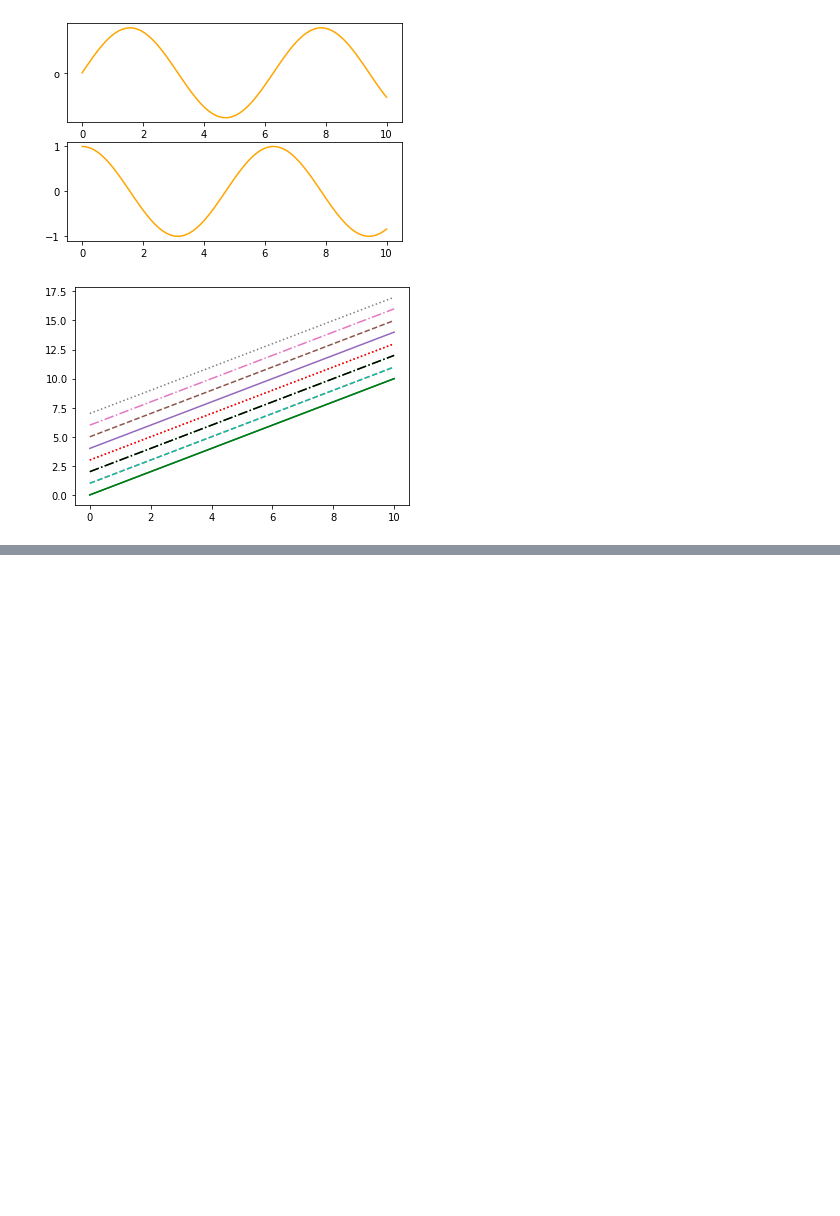
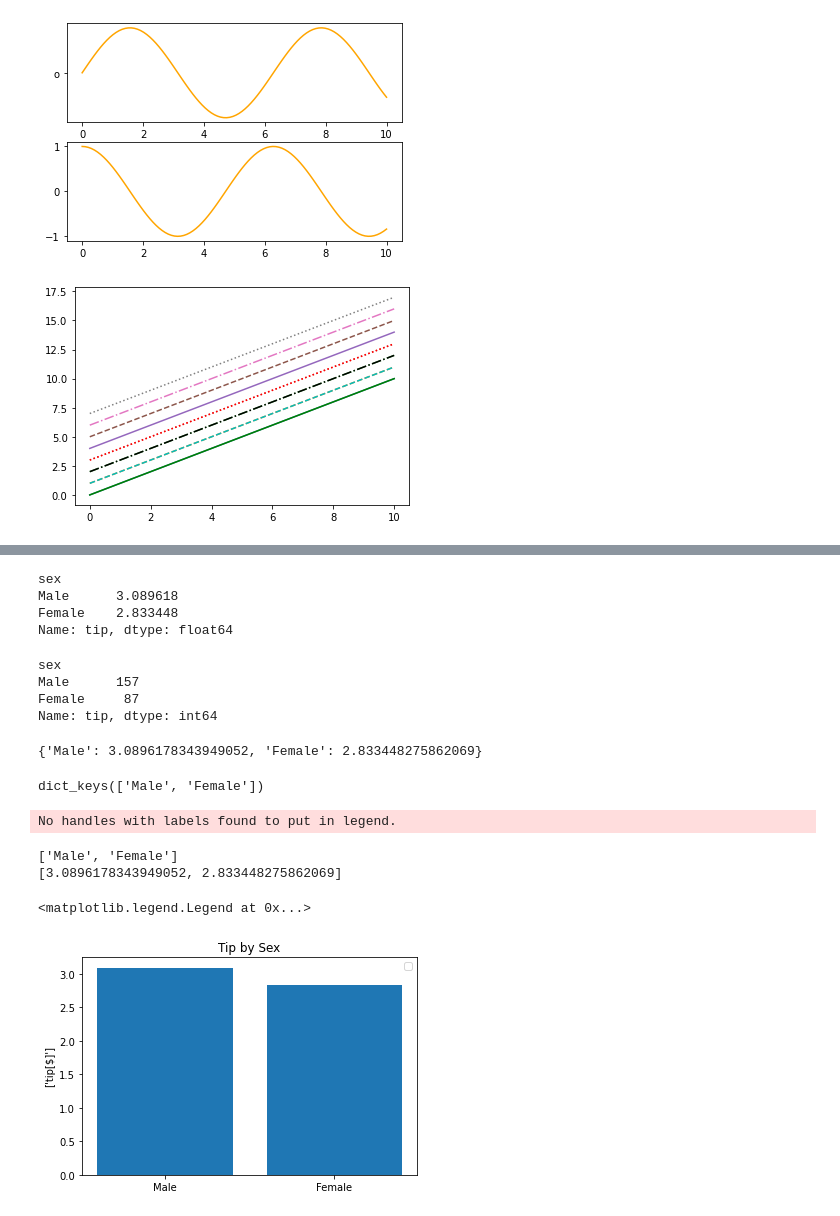
Before and after one commit to Ki8888/first-repository, a Jupyter notebook: F-NODE12.ipynb, the cells around one changed output, grey strips where cells are left out. Drawn from its saved outputs; the diff is of its cells as text; code cells hidden in the pictures; blank space fills up the shorter version.

```diff
--- a/F-NODE12.ipynb
+++ b/F-NODE12.ipynb
@@ -145,0 +169,8 @@ plt.plot(x, x + 7, linestyle=':'); # dotted
+# %%
+import pandas as pd
+import seaborn as sns
+
+tips = sns.load_dataset('tips')
+# %%
+df = pd.DataFrame(tips)
+df.head()
@@ -145,0 +244,44 @@ plt.plot(x, x + 7, linestyle=':'); # dotted
+# %%
+# tip을 성별에 대한 평균으로
+grouped = df['tip'].groupby(df['sex'])
+# %%
+grouped.mean() # 성별에 따른 팁의 평균
+# %% [output]
+sex
+Male      3.089618
+Female    2.833448
+Name: tip, dtype: float64
+# %%
+grouped.size() # 성별에 따른 데이터 량(팁 횟수)
+# %% [output]
+sex
+Male      157
+Female     87
+Name: tip, dtype: int64
+# %%
+dict(grouped.mean())
+# %% [output]
+{'Male': 3.0896178343949052, 'Female': 2.833448275862069}
+# %%
+dict(grouped.mean()).keys()
+# %% [output]
+dict_keys(['Male', 'Female'])
+# %%
+import numpy as np
+sex = dict(grouped.mean())
+x = list(sex.keys())
+y = list(sex.values())
+
+print(x)
+print(y)
+
+plt.bar(x,y)
+plt.ylabel(['tip[$]'])
+plt.title('Tip by Sex')
+plt.legend()
+# %% [output]
+No handles with labels found to put in legend.
+['Male', 'Female']
+[3.0896178343949052, 2.833448275862069]
+<matplotlib.legend.Legend at 0x...>
+[figure, added]
```
Also changed, not shown: parts of 22 cells of this notebook, 5 other files.
